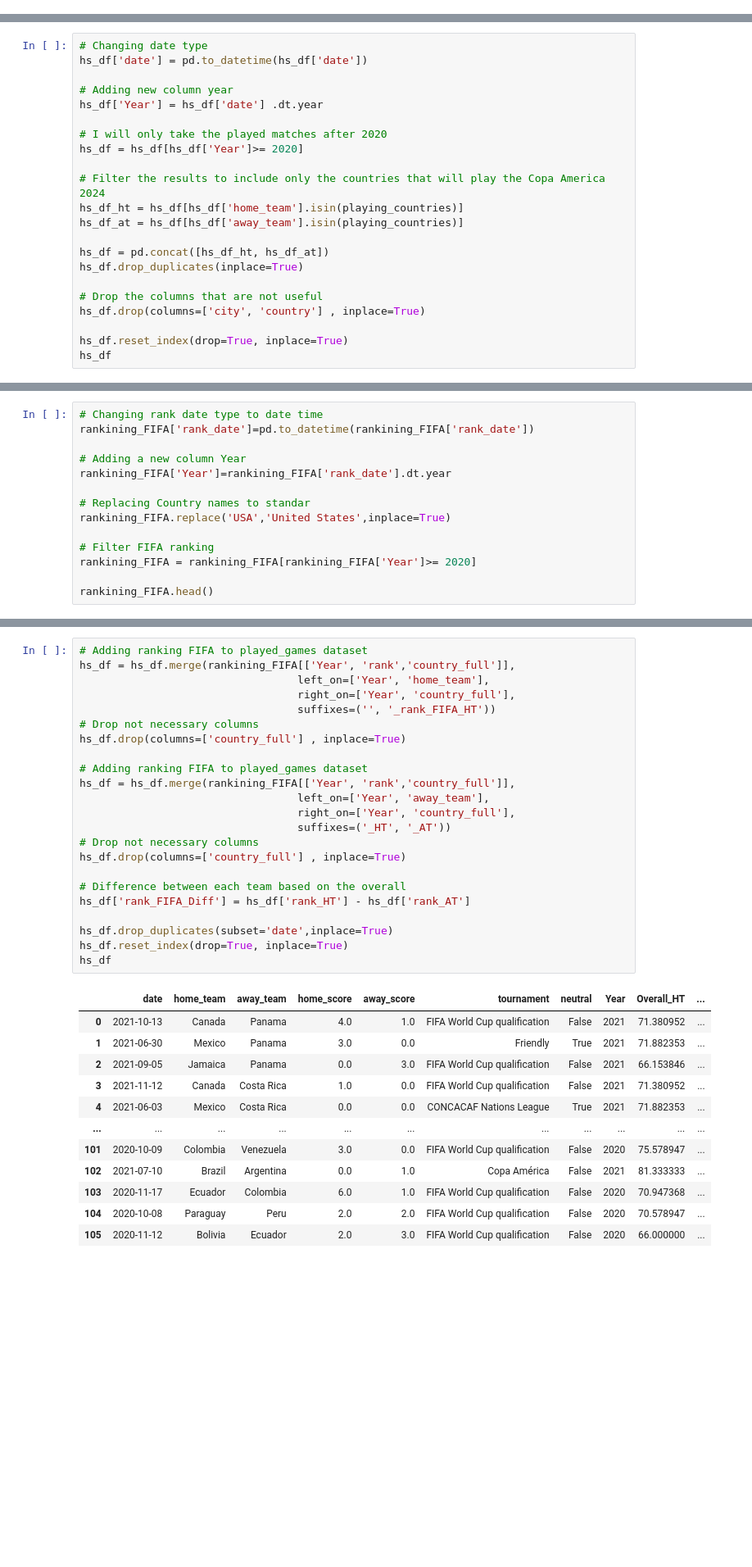
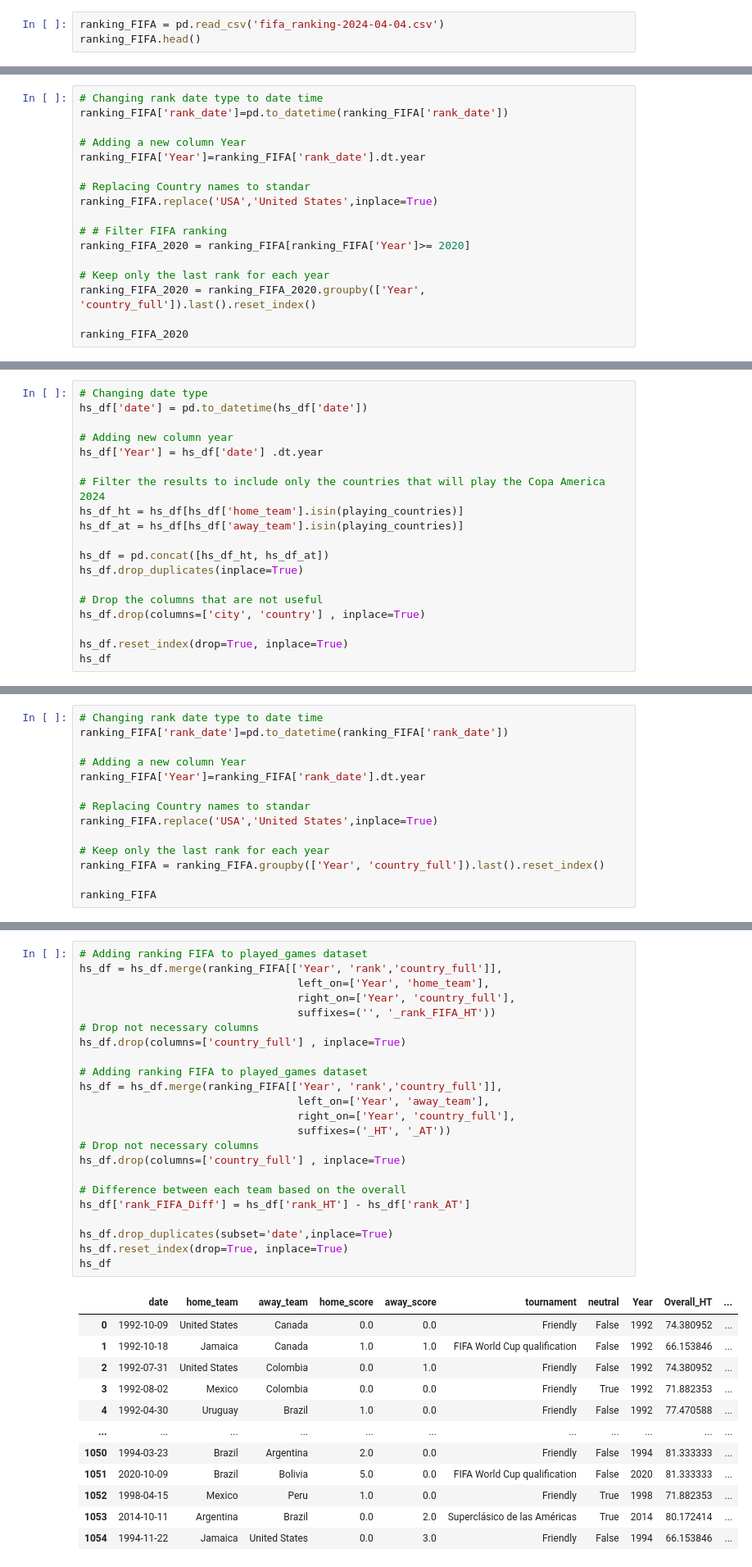
Before and after one commit to arielwendichansky/Copa-America-Model-2024, a Jupyter notebook: Copa_America_final_project.ipynb, the cells around one changed output, grey strips where cells are left out. Shown at 82% size. Cells and saved outputs as stored; diff of their text form; blank space fills up the shorter version.

```diff
--- a/Copa_America_final_project.ipynb
+++ b/Copa_America_final_project.ipynb
@@ -1518,0 +1513,3 @@ df[df.Nation == 'Panama']
+# %%
+ranking_FIFA = pd.read_csv('fifa_ranking-2024-04-04.csv')
+ranking_FIFA.head()
@@ -1559,0 +1641,17 @@ array(['Argentina', 'Bolivia', 'Brazil', 'Canada', 'Chile', 'Colombia',
+# %%
+# Changing rank date type to date time
+ranking_FIFA['rank_date']=pd.to_datetime(ranking_FIFA['rank_date'])
+
+# Adding a new column Year
+ranking_FIFA['Year']=ranking_FIFA['rank_date'].dt.year
+
+# Replacing Country names to standar
+ranking_FIFA.replace('USA','United States',inplace=True)
+
+# # Filter FIFA ranking
+ranking_FIFA_2020 = ranking_FIFA[ranking_FIFA['Year']>= 2020]
+
+# Keep only the last rank for each year
+ranking_FIFA_2020 = ranking_FIFA_2020.groupby(['Year', 'country_full']).last().reset_index()
+
+ranking_FIFA_2020
@@ -1563,9 +1716,6 @@ hs_df['date'] = pd.to_datetime(hs_df['date'])
 
 # Adding new column year
 hs_df['Year'] = hs_df['date'] .dt.year
-
-# I will only take the played matches after 2020
-hs_df = hs_df[hs_df['Year']>= 2020]
 
 # Filter the results to include only the countries that will play the Copa America 2024
 hs_df_ht = hs_df[hs_df['home_team'].isin(playing_countries)]
@@ -1633,15 +1783,15 @@ hs_df
 # %%
 # Changing rank date type to date time
-rankining_FIFA['rank_date']=pd.to_datetime(rankining_FIFA['rank_date'])
+ranking_FIFA['rank_date']=pd.to_datetime(ranking_FIFA['rank_date'])
 
 # Adding a new column Year
-rankining_FIFA['Year']=rankining_FIFA['rank_date'].dt.year
+ranking_FIFA['Year']=ranking_FIFA['rank_date'].dt.year
 
 # Replacing Country names to standar
-rankining_FIFA.replace('USA','United States',inplace=True)
+ranking_FIFA.replace('USA','United States',inplace=True)
 
-# Filter FIFA ranking
-rankining_FIFA = rankining_FIFA[rankining_FIFA['Year']>= 2020]
+# Keep only the last rank for each year
+ranking_FIFA = ranking_FIFA.groupby(['Year', 'country_full']).last().reset_index()
 
-rankining_FIFA.head()
+ranking_FIFA
 # %% [output]
@@ -1654,36 +1811,36 @@ rankining_FIFA.head()
 # %%
 # Adding ranking FIFA to played_games dataset
-hs_df = hs_df.merge(rankining_FIFA[['Year', 'rank','country_full']],
+hs_df = hs_df.merge(ranking_FIFA[['Year', 'rank','country_full']],
                                   left_on=['Year', 'home_team'],
                                   right_on=['Year', 'country_full'],
                                   suffixes=('', '_rank_FIFA_HT'))
 # Drop not necessary columns
 hs_df.drop(columns=['country_full'] , inplace=True)
 
 # Adding ranking FIFA to played_games dataset
-hs_df = hs_df.merge(rankining_FIFA[['Year', 'rank','country_full']],
+hs_df = hs_df.merge(ranking_FIFA[['Year', 'rank','country_full']],
                                   left_on=['Year', 'away_team'],
                                   right_on=['Year', 'country_full'],
                                   suffixes=('_HT', '_AT'))
 # Drop not necessary columns
 hs_df.drop(columns=['country_full'] , inplace=True)
 
 # Difference between each team based on the overall
 hs_df['rank_FIFA_Diff'] = hs_df['rank_HT'] - hs_df['rank_AT']
 
 hs_df.drop_duplicates(subset='date',inplace=True)
 hs_df.reset_index(drop=True, inplace=True)
 hs_df
 # %% [output]
 |  | date | home_team | away_team | home_score | away_score | tournament | neutral | Year | Overall_HT | ... |
-| 0 | 2021-10-13 | Canada | Panama | 4.0 | 1.0 | FIFA World Cup qualification | False | 2021 | 71.380952 | ... |
-| 1 | 2021-06-30 | Mexico | Panama | 3.0 | 0.0 | Friendly | True | 2021 | 71.882353 | ... |
-| 2 | 2021-09-05 | Jamaica | Panama | 0.0 | 3.0 | FIFA World Cup qualification | False | 2021 | 66.153846 | ... |
-| 3 | 2021-11-12 | Canada | Costa Rica | 1.0 | 0.0 | FIFA World Cup qualification | False | 2021 | 71.380952 | ... |
-| 4 | 2021-06-03 | Mexico | Costa Rica | 0.0 | 0.0 | CONCACAF Nations League | True | 2021 | 71.882353 | ... |
+| 0 | 1992-10-09 | United States | Canada | 0.0 | 0.0 | Friendly | False | 1992 | 74.380952 | ... |
+| 1 | 1992-10-18 | Jamaica | Canada | 1.0 | 1.0 | FIFA World Cup qualification | False | 1992 | 66.153846 | ... |
+| 2 | 1992-07-31 | United States | Colombia | 0.0 | 1.0 | Friendly | False | 1992 | 74.380952 | ... |
+| 3 | 1992-08-02 | Mexico | Colombia | 0.0 | 0.0 | Friendly | True | 1992 | 71.882353 | ... |
+| 4 | 1992-04-30 | Uruguay | Brazil | 1.0 | 0.0 | Friendly | False | 1992 | 77.470588 | ... |
 | ... | ... | ... | ... | ... | ... | ... | ... | ... | ... | ... |
-| 101 | 2020-10-09 | Colombia | Venezuela | 3.0 | 0.0 | FIFA World Cup qualification | False | 2020 | 75.578947 | ... |
-| 102 | 2021-07-10 | Brazil | Argentina | 0.0 | 1.0 | Copa América | False | 2021 | 81.333333 | ... |
-| 103 | 2020-11-17 | Ecuador | Colombia | 6.0 | 1.0 | FIFA World Cup qualification | False | 2020 | 70.947368 | ... |
-| 104 | 2020-10-08 | Paraguay | Peru | 2.0 | 2.0 | FIFA World Cup qualification | False | 2020 | 70.578947 | ... |
-| 105 | 2020-11-12 | Bolivia | Ecuador | 2.0 | 3.0 | FIFA World Cup qualification | False | 2020 | 66.000000 | ... |
+| 1050 | 1994-03-23 | Brazil | Argentina | 2.0 | 0.0 | Friendly | False | 1994 | 81.333333 | ... |
+| 1051 | 2020-10-09 | Brazil | Bolivia | 5.0 | 0.0 | FIFA World Cup qualification | False | 2020 | 81.333333 | ... |
+| 1052 | 1998-04-15 | Mexico | Peru | 1.0 | 0.0 | Friendly | True | 1998 | 71.882353 | ... |
+| 1053 | 2014-10-11 | Argentina | Brazil | 0.0 | 2.0 | Superclásico de las Américas | True | 2014 | 80.172414 | ... |
+| 1054 | 1994-11-22 | Jamaica | United States | 0.0 | 3.0 | Friendly | False | 1994 | 66.153846 | ... |
```
Also changed, not shown: parts of 75 cells of this notebook.
